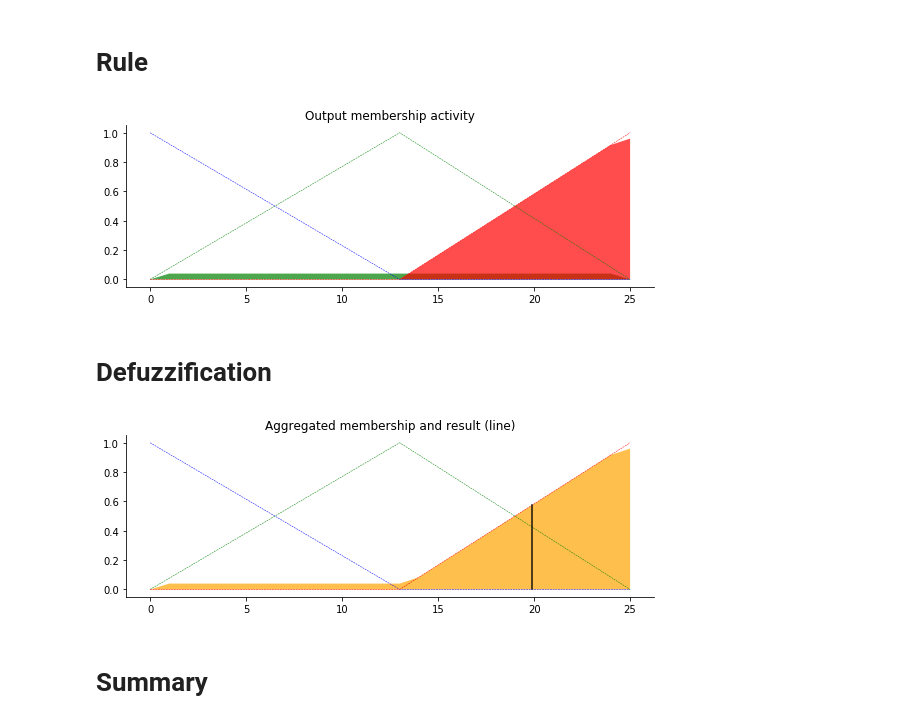
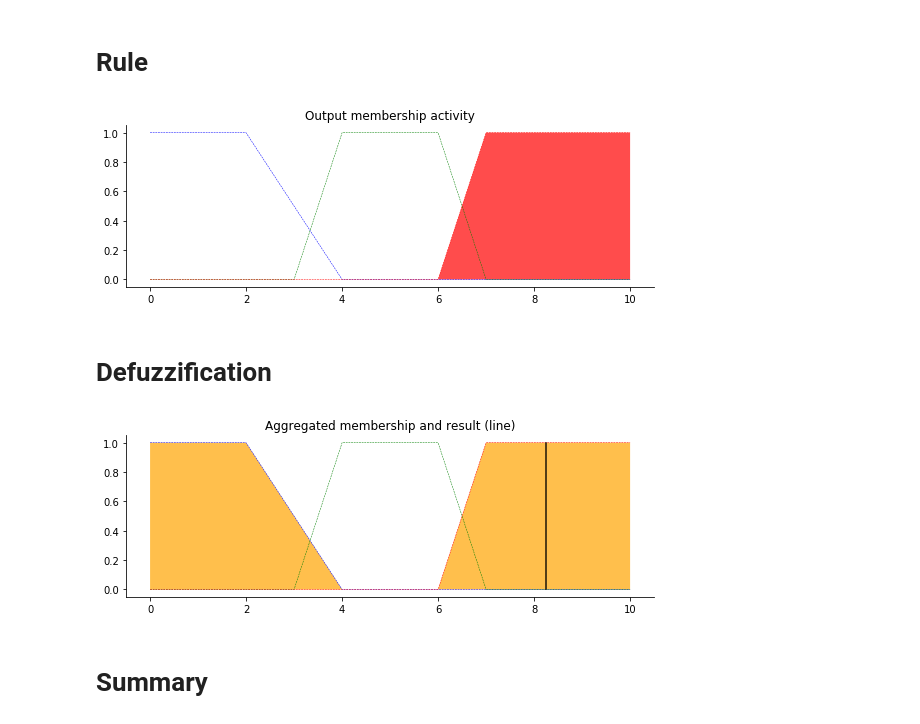
Before and after one commit to hoyin91/CCS516_Assignment2_fuzzy, a Jupyter notebook: Fuzzy_ass_2.ipynb, the cells around one changed output. Drawn from its saved outputs; the diff is of its cells as text; code cells hidden in the pictures.

```diff
--- a/Fuzzy_ass_2.ipynb
+++ b/Fuzzy_ass_2.ipynb
@@ -13,9 +13,9 @@ x_quality = np.arange(0, 11, 1)
 x_rating  = np.arange(0, 11, 1)
 
 # Generate fuzzy membership functions
-Fare_lo = fuzz.trapmf(x_fare, [0, 0, 10,15])
-Farel_md = fuzz.trimf(x_fare, [15, 25, 35])
-Fare_hi = fuzz.trapmf(x_fare, [35, 40, 50,50])
+fare_lo = fuzz.trapmf(x_fare, [0, 0, 10,15])
+fare_md = fuzz.trimf(x_fare, [15, 25, 35])
+fare_hi = fuzz.trapmf(x_fare, [35, 40, 50,50])
 qual_lo = fuzz.trapmf(x_quality, [0, 0, 2,4])
 qual_md = fuzz.trapmf(x_quality, [3, 4,6, 7])
 qual_hi = fuzz.trapmf(x_quality, [6, 7, 10,10])
@@ -26,9 +26,9 @@ rating_hi = fuzz.trapmf(x_rating, [6, 7, 10,10])
 # Visualize these universes and membership functions
 fig, (ax0, ax1, ax2) = plt.subplots(nrows=3, figsize=(8, 9))
 
-ax0.plot(x_fare, Fare_lo, 'b', linewidth=1.5, label='Low')
-ax0.plot(x_fare, Farel_md, 'g', linewidth=1.5, label='Average')
-ax0.plot(x_fare, Fare_hi, 'r', linewidth=1.5, label='High')
+ax0.plot(x_fare, fare_lo, 'b', linewidth=1.5, label='Low')
+ax0.plot(x_fare, fare_md, 'g', linewidth=1.5, label='Average')
+ax0.plot(x_fare, fare_hi, 'r', linewidth=1.5, label='High')
 ax0.set_title('Fare')
 ax0.legend()
 
@@ -60,13 +60,13 @@ plt.tight_layout()
 # We need the activation of our fuzzy membership functions at these values.
 # The exact values 6.5 and 9.8 do not exist on our universes...
 # This is what fuzz.interp_membership exists for!
-fare_level_lo = fuzz.interp_membership(x_fare, fare_lo, 6.5)
-fare_level_md = fuzz.interp_membership(x_fare, fare_md, 6.5)
-fare_level_hi = fuzz.interp_membership(x_fare, fare_hi, 6.5)
+fare_level_lo = fuzz.interp_membership(x_fare, fare_lo, 33.2)
+fare_level_md = fuzz.interp_membership(x_fare, fare_md, 33.2)
+fare_level_hi = fuzz.interp_membership(x_fare, fare_hi, 33.2)
 
-qual_level_lo = fuzz.interp_membership(x_qual, qual_lo, 9.8)
-qual_level_md = fuzz.interp_membership(x_qual, qual_md, 9.8)
-qual_level_hi = fuzz.interp_membership(x_qual, qual_hi, 9.8)
+qual_level_lo = fuzz.interp_membership(x_quality, qual_lo, 7.8)
+qual_level_md = fuzz.interp_membership(x_quality, qual_md, 7.8)
+qual_level_hi = fuzz.interp_membership(x_quality, qual_hi, 7.8)
 
 # Now we take our rules and apply them. Rule 1 concerns bad food OR service.
 # The OR operator means we take the maximum of these two.
@@ -74,25 +74,25 @@ active_rule1 = np.fmax(fare_level_lo, qual_level_lo)
 
 # Now we apply this by clipping the top off the corresponding output
 # membership function with `np.fmin`
-tip_activation_lo = np.fmin(active_rule1, tip_lo)  # removed entirely to 0
+rate_activation_lo = np.fmin(active_rule1, rating_lo)  # removed entirely to 0
 
 # For rule 2 we connect acceptable service to medium tipping
-tip_activation_md = np.fmin(serv_level_md, tip_md)
+rate_activation_md = np.fmin(qual_level_md, rating_md)
 
 # For rule 3 we connect high service OR high food with high tipping
-active_rule3 = np.fmax(qual_level_hi, serv_level_hi)
-tip_activation_hi = np.fmin(active_rule3, tip_hi)
-tip0 = np.zeros_like(x_tip)
+active_rule3 = np.fmax(qual_level_hi, fare_level_hi)
+rate_activation_hi = np.fmin(active_rule3, rating_hi)
+rate0 = np.zeros_like(x_rating)
 
 # Visualize this
 fig, ax0 = plt.subplots(figsize=(8, 3))
 
-ax0.fill_between(x_tip, tip0, tip_activation_lo, facecolor='b', alpha=0.7)
-ax0.plot(x_tip, tip_lo, 'b', linewidth=0.5, linestyle='--', )
-ax0.fill_between(x_tip, tip0, tip_activation_md, facecolor='g', alpha=0.7)
-ax0.plot(x_tip, tip_md, 'g', linewidth=0.5, linestyle='--')
-ax0.fill_between(x_tip, tip0, tip_activation_hi, facecolor='r', alpha=0.7)
-ax0.plot(x_tip, tip_hi, 'r', linewidth=0.5, linestyle='--')
+ax0.fill_between(x_rating, rate0, rate_activation_lo, facecolor='b', alpha=0.7)
+ax0.plot(x_rating, rating_lo, 'b', linewidth=0.5, linestyle='--', )
+ax0.fill_between(x_rating, rate0, rate_activation_md, facecolor='g', alpha=0.7)
+ax0.plot(x_rating, rating_md, 'g', linewidth=0.5, linestyle='--')
+ax0.fill_between(x_rating, rate0, rate_activation_hi, facecolor='r', alpha=0.7)
+ax0.plot(x_rating, rating_hi, 'r', linewidth=0.5, linestyle='--')
 ax0.set_title('Output membership activity')
 
 # Turn off top/right axes
@@ -104,37 +104,37 @@ for ax in (ax0,):
 
 plt.tight_layout()
 # %% [output]
-[figure, old version]
+[figure, new version]
 # %% [markdown]
 # Defuzzification
 # %%
 # Aggregate all three output membership functions together
-aggregated = np.fmax(tip_activation_lo,
-                     np.fmax(tip_activation_md, tip_activation_hi))
+aggregated = np.fmax(rate_activation_lo,
+                     np.fmax(rate_activation_md, rate_activation_hi))
 
 # Calculate defuzzified result
-tip = fuzz.defuzz(x_tip, aggregated, 'centroid')
-tip_activation = fuzz.interp_membership(x_tip, aggregated, tip)  # for plot
+rate = fuzz.defuzz(x_rating, aggregated, 'centroid')
+rate_activation = fuzz.interp_membership(x_rating, aggregated, rate)  # for plot
 
 # Visualize this
 fig, ax0 = plt.subplots(figsize=(8, 3))
 
-ax0.plot(x_tip, tip_lo, 'b', linewidth=0.5, linestyle='--', )
-ax0.plot(x_tip, tip_md, 'g', linewidth=0.5, linestyle='--')
-ax0.plot(x_tip, tip_hi, 'r', linewidth=0.5, linestyle='--')
-ax0.fill_between(x_tip, tip0, aggregated, facecolor='Orange', alpha=0.7)
-ax0.plot([tip, tip], [0, tip_activation], 'k', linewidth=1.5, alpha=0.9)
+ax0.plot(x_rating, rating_lo, 'b', linewidth=0.5, linestyle='--', )
+ax0.plot(x_rating, rating_md, 'g', linewidth=0.5, linestyle='--')
+ax0.plot(x_rating, rating_hi, 'r', linewidth=0.5, linestyle='--')
+ax0.fill_between(x_rating, rating_lo, aggregated, facecolor='Orange', alpha=0.7)
+ax0.plot([rate, rate], [0, rate_activation], 'k', linewidth=1.5, alpha=0.9)
 ax0.set_title('Aggregated membership and result (line)')
 
 # Turn off top/right axes
 for ax in (ax0,):
     ax.spines['top'].set_visible(False)
     ax.spines['right'].set_visible(False)
     ax.get_xaxis().tick_bottom()
     ax.get_yaxis().tick_left()
 
 plt.tight_layout()
 # %% [output]
-[figure, old version]
+[figure, new version]
 # %% [markdown]
 # Summary
```
